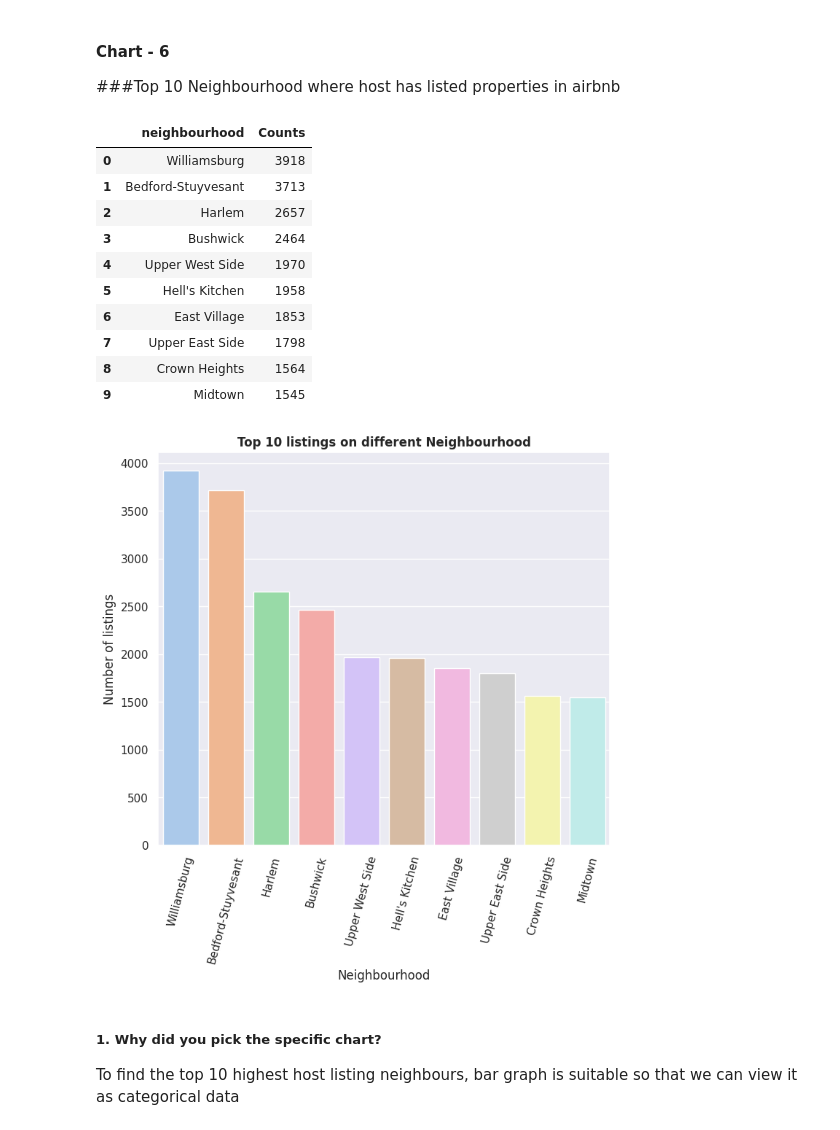
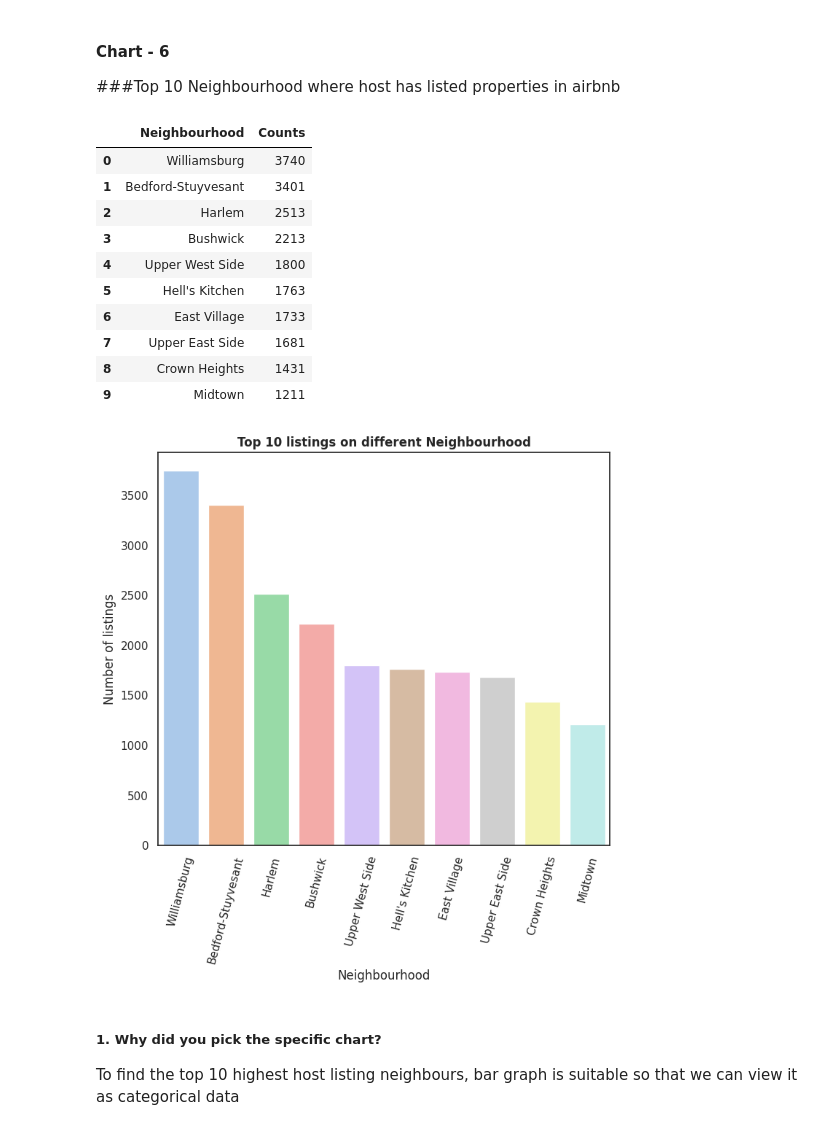
Before and after one commit to shahlobsha/Airbnb-Eda-Capstone-Project, a Jupyter notebook: Drafts/Airbnb_EDA_Analysis_third_draft.ipynb, the cells around one changed output. Cells and saved outputs as stored; diff of their text form; code cells hidden in the pictures.

```diff
--- a/Drafts/Airbnb_EDA_Analysis_third_draft.ipynb
+++ b/Drafts/Airbnb_EDA_Analysis_third_draft.ipynb
@@ -305,3 +311,7 @@ airbnb_df['availability_365'].replace(0,round(mean_1),inplace=True)
+# %%
+#to remove the outliers
+airbnb_df= airbnb_df[(airbnb_df['price'] >= airbnb_df['price'].quantile(0.05)) &
+(airbnb_df['price'] <= airbnb_df['price'].quantile(0.95))]
 # %% [markdown]
 ### What all manipulations have you done and insights you found?
 
@@ -590,30 +591,29 @@ From this insight we can state that the properties listed in Staten island is re
 #### Chart - 6
 ###Top 10 Neighbourhood where host has listed properties in airbnb
 # %%
-neighbours_ = airbnb_df['neighbourhood'].value_counts().reset_index(name='Counts').rename(columns={'index':'neighbourhood'}).head(10)
+neighbours_ = airbnb_df['neighbourhood'].value_counts().reset_index(name='Counts').rename(columns={'index':'Neighbourhood'}).head(10)
 neighbours_
 # %% [output]
-|  | neighbourhood | Counts |
-| 0 | Williamsburg | 3918 |
-| 1 | Bedford-Stuyvesant | 3713 |
-| 2 | Harlem | 2657 |
-| 3 | Bushwick | 2464 |
-| 4 | Upper West Side | 1970 |
-| 5 | Hell's Kitchen | 1958 |
-| 6 | East Village | 1853 |
-| 7 | Upper East Side | 1798 |
-| 8 | Crown Heights | 1564 |
-| 9 | Midtown | 1545 |
+|  | Neighbourhood | Counts |
+| 0 | Williamsburg | 3740 |
+| 1 | Bedford-Stuyvesant | 3401 |
+| 2 | Harlem | 2513 |
+| 3 | Bushwick | 2213 |
+| 4 | Upper West Side | 1800 |
+| 5 | Hell's Kitchen | 1763 |
+| 6 | East Village | 1733 |
+| 7 | Upper East Side | 1681 |
+| 8 | Crown Heights | 1431 |
+| 9 | Midtown | 1211 |
 # %%
 plt.figure(figsize=(8,7))
-sns.barplot(data=neighbours_, x='neighbourhood', y='Counts', palette='pastel')
+sns.barplot(data=neighbours_, x='Neighbourhood', y='Counts', palette='pastel')
 plt.ylabel('Number of listings')
-plt.xlabel('Neighbourhood')
 plt.xticks(rotation=75)
 plt.title('Top 10 listings on different Neighbourhood',fontweight='bold')
 plt.show()
 # %% [output]
-[figure, old version]
+[figure, new version]
 # %% [markdown]
 ##### 1. Why did you pick the specific chart?
 To find the top 10 highest host listing neighbours, bar graph is suitable so that we can view it as categorical data
```
Also changed, not shown: parts of 48 cells of this notebook.
